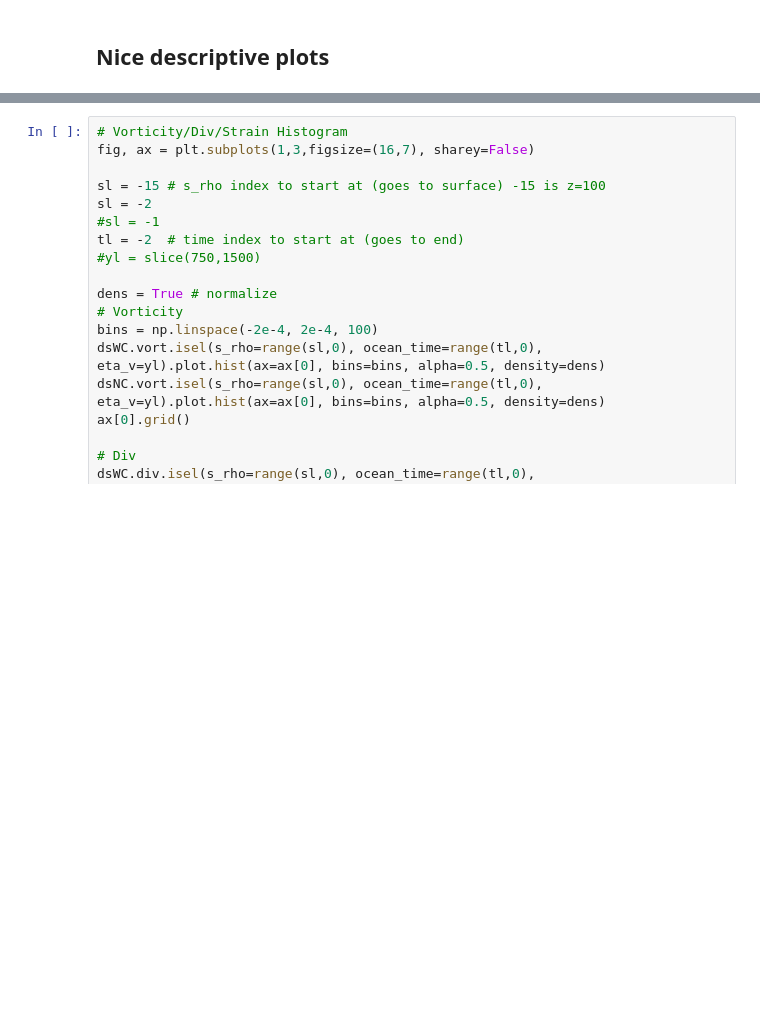
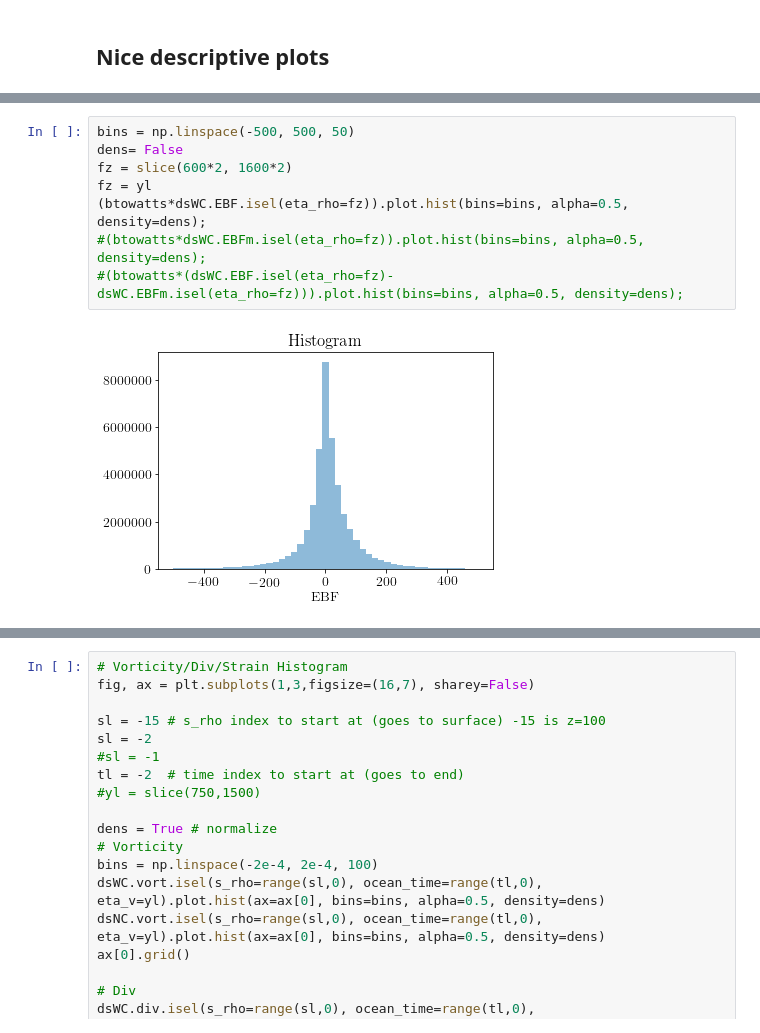
Before and after one commit to wenegrat/cfb_on_ebf, a Jupyter notebook: notebooks/BasicPlots.ipynb, the cells around one changed output, grey strips where cells are left out. Drawn from its saved outputs; the diff is of its cells as text; blank space fills up the shorter version.

```diff
--- a/notebooks/BasicPlots.ipynb
+++ b/notebooks/BasicPlots.ipynb
@@ -354,3 +424,13 @@ plt.rcParams['font.size'] = 14
+# %%
+bins = np.linspace(-500, 500, 50)
+dens= False
+fz = slice(600*2, 1600*2)
+fz = yl
+(btowatts*dsWC.EBF.isel(eta_rho=fz)).plot.hist(bins=bins, alpha=0.5, density=dens);
+#(btowatts*dsWC.EBFm.isel(eta_rho=fz)).plot.hist(bins=bins, alpha=0.5, density=dens);
+#(btowatts*(dsWC.EBF.isel(eta_rho=fz)-dsWC.EBFm.isel(eta_rho=fz))).plot.hist(bins=bins, alpha=0.5, density=dens);
+# %% [output]
+[figure, added]
 # %%
 # Nice side-by-side SST, vorticity, stress perturbation plot
 plt.rcParams['text.usetex'] = True
```
Also changed, not shown: parts of 29 cells of this notebook, 3 other files.
